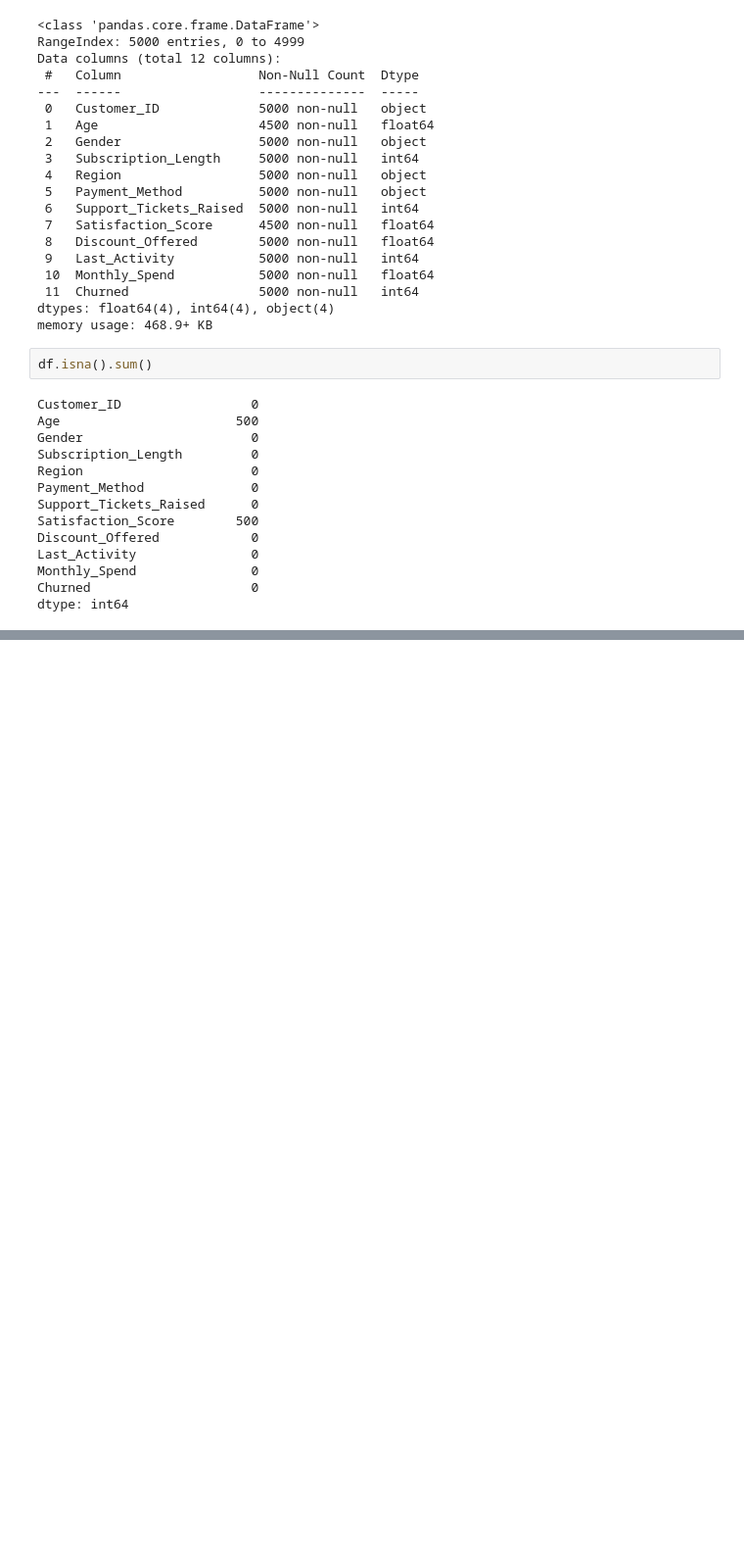
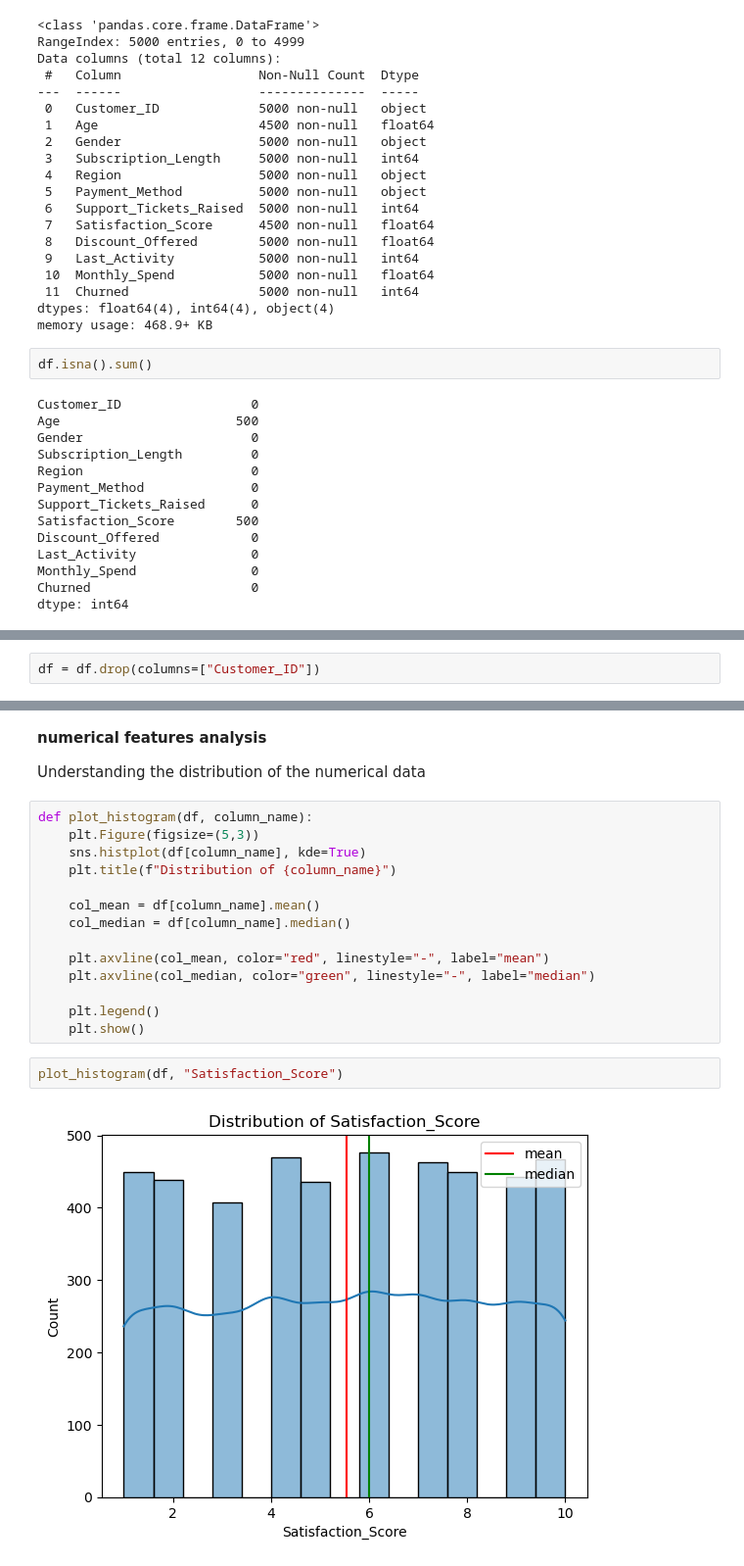
Before and after one commit to Udehlee/customer-retention-ML, a Jupyter notebook: notebooks/streaming_churn_retention.ipynb, the cells around one changed output, grey strips where cells are left out. Shown at 98% size. Drawn from its saved outputs; the diff is of its cells as text; blank space fills up the shorter version.

Commit message:
Add histograms analyze distribution of key numeric features

```diff
--- a/notebooks/streaming_churn_retention.ipynb
+++ b/notebooks/streaming_churn_retention.ipynb
@@ -72,0 +75,2 @@ dtype: int64
+# %%
+df = df.drop(columns=["Customer_ID"])
@@ -72,0 +137,22 @@ dtype: int64
+# %% [markdown]
+**numerical features analysis**
+
+Understanding the distribution of the numerical data
+# %%
+def plot_histogram(df, column_name):
+    plt.Figure(figsize=(5,3))
+    sns.histplot(df[column_name], kde=True)
+    plt.title(f"Distribution of {column_name}")
+
+    col_mean = df[column_name].mean()
+    col_median = df[column_name].median()
+
+    plt.axvline(col_mean, color="red", linestyle="-", label="mean")
+    plt.axvline(col_median, color="green", linestyle="-", label="median")
+
+    plt.legend()
+    plt.show()
+# %%
+plot_histogram(df, "Satisfaction_Score")
+# %% [output]
+[figure, added]
```
Also changed, not shown: parts of 14 cells of this notebook.
